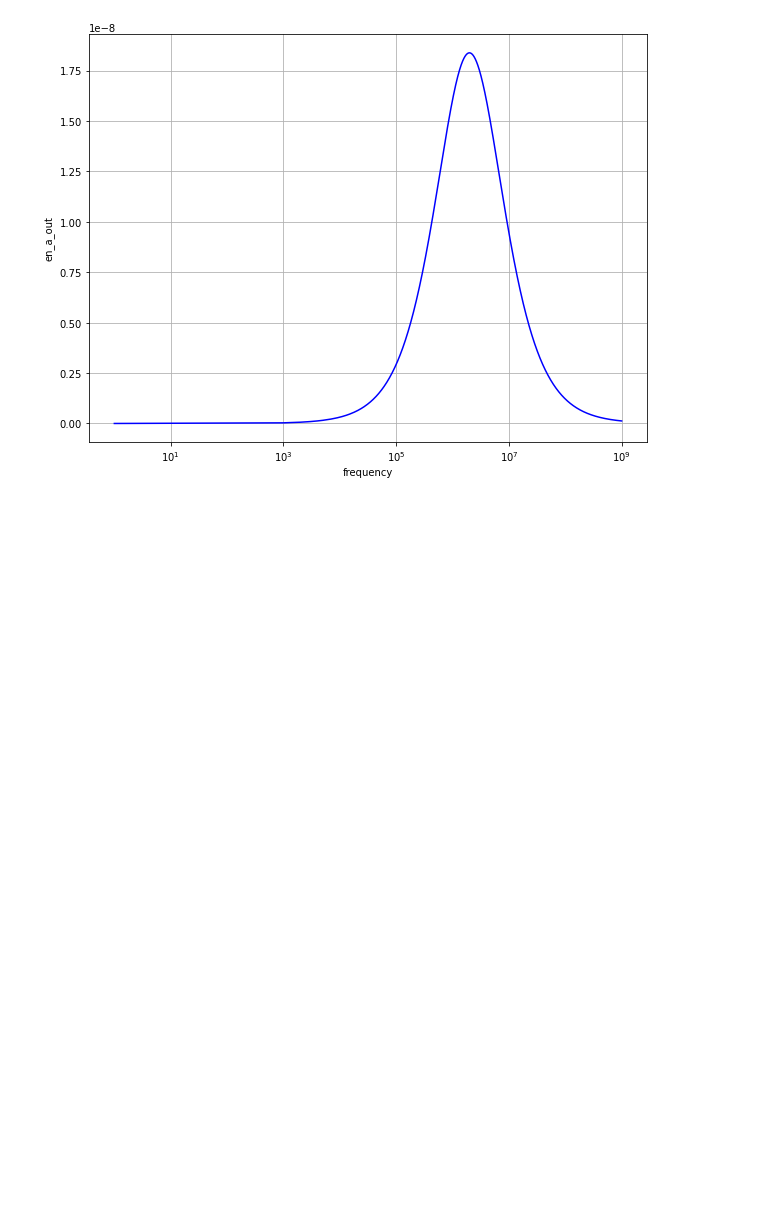
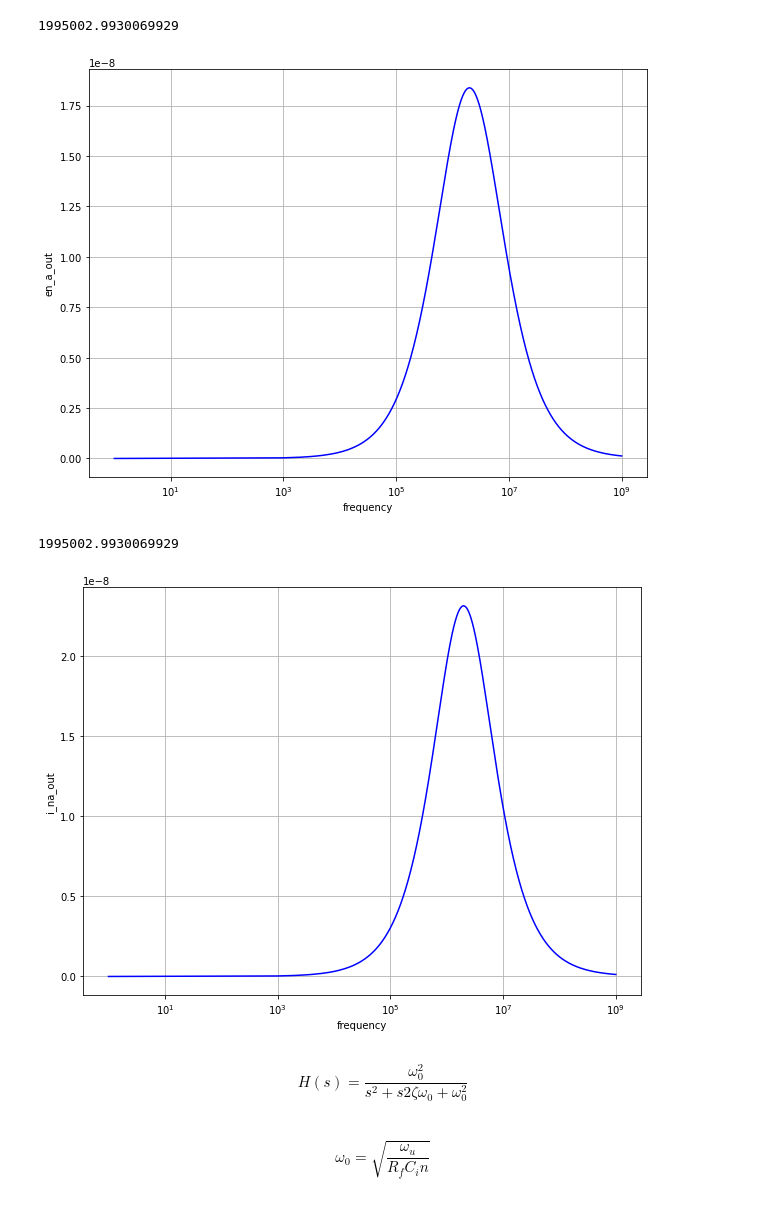
Before and after one commit to dimant/ee538-spring2021, a Jupyter notebook: HW2/HW2.ipynb, the cells around one changed output. Cells and saved outputs as stored; diff of their text form; code cells hidden in the pictures; blank space fills up the shorter version.

```diff
--- a/HW2/HW2.ipynb
+++ b/HW2/HW2.ipynb
@@ -77,14 +77,15 @@ s = np.multiply(2*np.pi, f)
 z_in = 1 / np.multiply(s, c_in)
 # z_f = r_f || c_f
 z_f = r_f / (1 + np.multiply(s, r_f * c_f))
+# z_f = 1 / np.sqrt((1/r_f)**2 + (s*c_f)**2)
 gain = z_f / z_in
 
 f_t = 25e6 # 25MHz
 A_dB = 120 # 1 Meg
 A_0 = 10**(A_dB/20)
 f_3dB = f_t/A_0
-w_p = f_3dB*2*np.pi
-A_ol = A_0 / (1 + np.divide(f, f_3dB))
+s_p = f_3dB*2*np.pi
+A_ol = A_0 / (1 + np.divide(s, w_p))
 
 G = A_ol / (1 + A_ol/gain)
 
@@ -93,5 +94,64 @@ en_a_out = en_a * G
 en_tot = np.sqrt(en_rf**2 + en_a_out**2 + en_a**2)
 
 plot_xlogy(f, en_a_out, "frequency", "en_a_out")
+
+x = np.argmax(en_tot)
+f[x]
 # %% [output]
+1995002.9930069929
 [figure]
+# %%
+import matplotlib as mpl
+from matplotlib import pyplot as plt
+import numpy as np
+
+def plot_xlogy(x, y, xlabel, ylabel):
+    fig, ax = plt.subplots(figsize=(10.0, 7.5));
+    ax.semilogx(x, y, 'b')
+    ax.grid()
+    ax.set_xlabel(xlabel)
+    ax.set_ylabel(ylabel)
+
+k = 1.38e-23                 # Boltzmann constant, J/K
+T = 300                      # room temperature (27C) in Kelvin
+
+e_na = 5e-9 # 5nv / rtHz
+
+c_in = 100e-12
+c_f = 11.25e-12
+r_f = 10e3
+
+en_rf2 = 4 * k * T * Rf
+en_rf = np.sqrt(en_rf2)
+
+f_t = 25e6
+
+f = np.linspace(1, 10**9,10**6)
+s = np.multiply(2*np.pi, f)
+
+zeta = 1 / np.sqrt(2)
+omega_u = 2 * np.pi * f_t
+omega_0_2 = omega_u / (r_f*c_in)
+omega_0 = np.sqrt(omega_0_2)
+
+tf_tia = r_f * omega_0_2 / (np.multiply(s,s) + np.multiply(s, zeta * omega_0) + omega_0_2)
+
+i_na = e_na * np.multiply(s, c_in)
+
+i_na_out = i_na * tf_tia
+
+plot_xlogy(f, i_na_out, "frequency", "i_na_out")
+
+x = np.argmax(i_na_out)
+f[x]
+# %% [output]
+1995002.9930069929
+[figure, added]
+# %% [markdown]
+\begin{equation}
+H(s)=\frac{\omega_0^2}{s^2+s 2 \zeta \omega_0 + \omega_0^2}
+\end{equation}
+# %% [markdown]
+\begin{equation}
+\omega_0 = \sqrt{\frac{\omega_u}{R_fC_in}}
+\end{equation}
```
Also changed, not shown: parts of 16 cells of this notebook.
